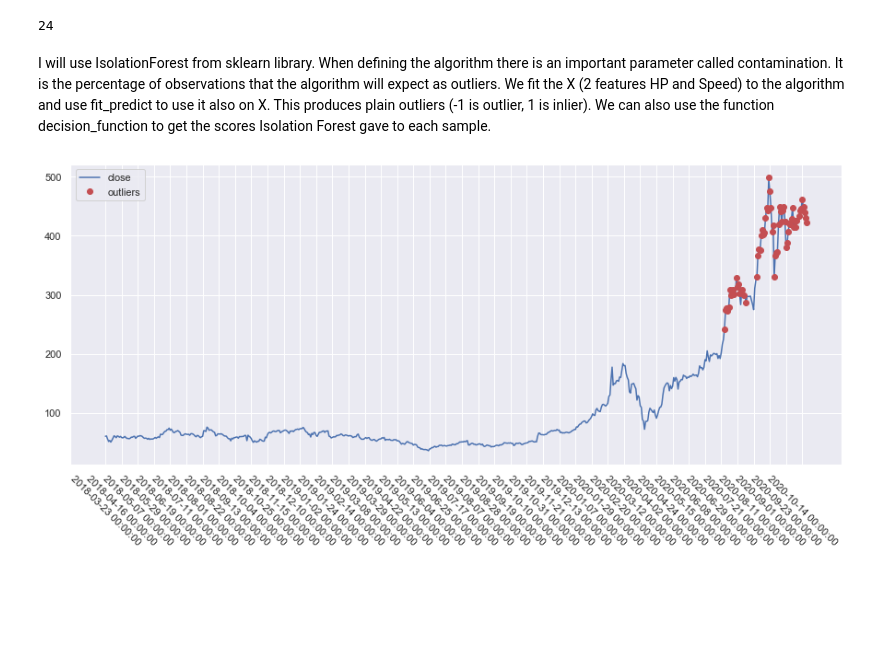
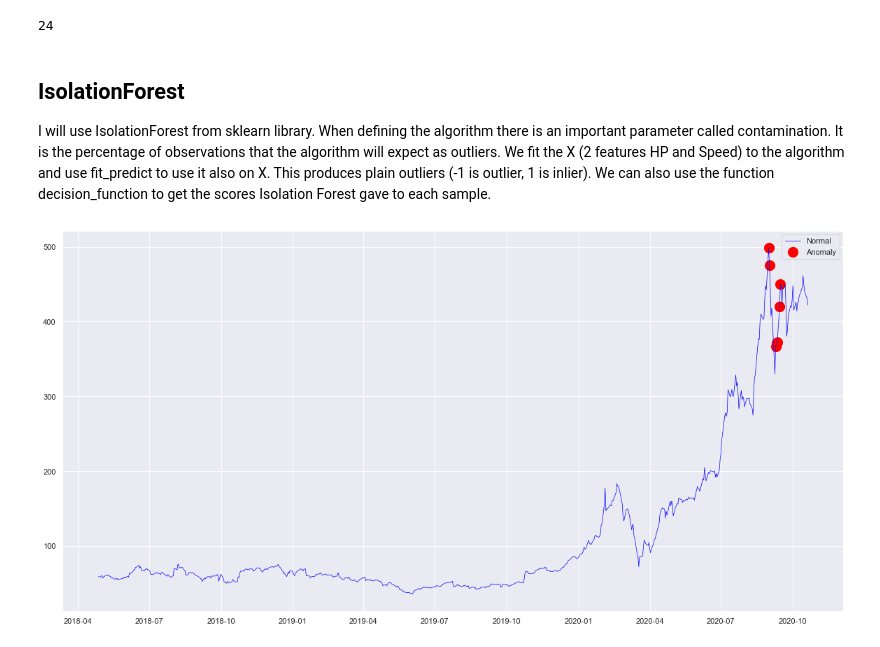
Before and after one commit to OleBo/Stock-Prediction-Models, a Jupyter notebook: misc/outliers.ipynb, the cells around one changed output. Saved outputs shown, nothing was run; the diff lists cells and outputs as text; code cells hidden in the pictures; blank space fills up the shorter version.

```diff
--- a/misc/outliers.ipynb
+++ b/misc/outliers.ipynb
@@ -44,7 +188,7 @@ def df_shift(df,lag=0, start=1, skip=1, rejected_columns = []):
         for c in columns:
             dfn[c] = df[k].shift(periods=i)
             i+=skip
-        df = pd.concat([df, dfn], axis=1, join_axes=[df.index])
+        df = pd.concat([df, dfn], axis = 1).reindex(df.index)
     return df
 # %%
 tesla = tesla[['Date','Close']]
@@ -188,8 +410,13 @@ plt.show();
 # %%
+# Take useful feature and standardize them
 X = df_crosscorrelated.iloc[:,1:].dropna().values
 X_std = StandardScaler().fit_transform(X)
 data = pd.DataFrame(X_std)
+# reduce to 2 important features
 pca = PCA(n_components=2)
 data = pca.fit_transform(data)
+# standardize these 2 new features
 scaler = StandardScaler()
 np_scaled = scaler.fit_transform(data)
+data = pd.DataFrame(np_scaled)
+data.tail()
@@ -221,16 +461,22 @@ Name: cluster, dtype: int64
 # %%
+# return Series of distance between each point and its distance with the closest centroid
 def getDistanceByPoint(data, model):
-    distance = pd.Series()
+    distance = pd.Series(dtype="float64")
     for i in range(0,len(data)):
-        Xa = data[i]
+        Xa = np.array(data.loc[i])
         Xb = model.cluster_centers_[model.labels_[i]-1]
-        distance.set_value(i, np.linalg.norm(Xa-Xb))
+        #distance.set_value(i, np.linalg.norm(Xa-Xb))
+        distance.at[i]=np.linalg.norm(Xa-Xb)
     return distance
 
-outliers_fraction = 0.1
-distance = getDistanceByPoint(np_scaled, kmeans)
+outliers_fraction = 0.01
+
+# get the distance between each point and its nearest centroid. The biggest distances are considered as anomaly
+distance = getDistanceByPoint(data, kmeans[3])
 number_of_outliers = int(outliers_fraction*len(distance))
 threshold = distance.nlargest(number_of_outliers).min()
+
+# anomaly1 contain the anomaly result of the above method Cluster (0:normal, 1:anomaly)
 df['anomaly1'] = (distance >= threshold).astype(int)
 # %%
 fig, ax = plt.subplots(figsize=(10,6))
@@ -273,23 +519,28 @@ ori_len
 # %%
 #np.where(outliers==-1)[0] + ori_len
 # %% [markdown]
+## IsolationForest
+
 I will use IsolationForest from sklearn library. When defining the algorithm there is an important parameter called contamination. It is the percentage of observations that the algorithm will expect as outliers. We fit the X (2 features HP and Speed) to the algorithm and use fit_predict to use it also on X. This produces plain outliers (-1 is outlier, 1 is inlier). We can also use the function decision_function to get the scores Isolation Forest gave to each sample.
 # %%
 from sklearn.ensemble import IsolationForest
 
 X = df_crosscorrelated.iloc[:,1:].dropna().values
 np_scaled = StandardScaler().fit_transform(X)
+data = pd.DataFrame(np_scaled)
 
+# train isolation forest
 model = IsolationForest(contamination=outliers_fraction)
-model.fit(np_scaled)
-outliers = model.predict(np_scaled)
+model.fit(data)
+df['anomaly2'] = pd.Series(model.predict(np_scaled))
 
-plt.figure(figsize=(15, 6))
-plt.plot(df_crosscorrelated['Close'], label='close',c='b')
-plt.plot(df_crosscorrelated['Close'], 'o', label='outliers',
-         markevery=(np.where(outliers==-1)[0] + ori_len).tolist(),c='r')
-plt.xticks(np.arange(df_crosscorrelated.shape[0])[::15],df_crosscorrelated['Date'][::15],rotation='-45')
+fig, ax = plt.subplots(figsize=(20,10))
+
+a = df.loc[df['anomaly2'] == -1, ['Date', 'Close']] #anomaly
+
+ax.plot(df['Date'], df['Close'], color='blue', label = 'Normal',linewidth=0.7)
+ax.scatter(a['Date'],a['Close'], color='red', label = 'Anomaly', s = 200)
 plt.legend()
-plt.show()
+plt.show();
 # %% [output]
-[figure, old version]
+[figure, new version]
```
Also changed, not shown: parts of 48 cells of this notebook.
